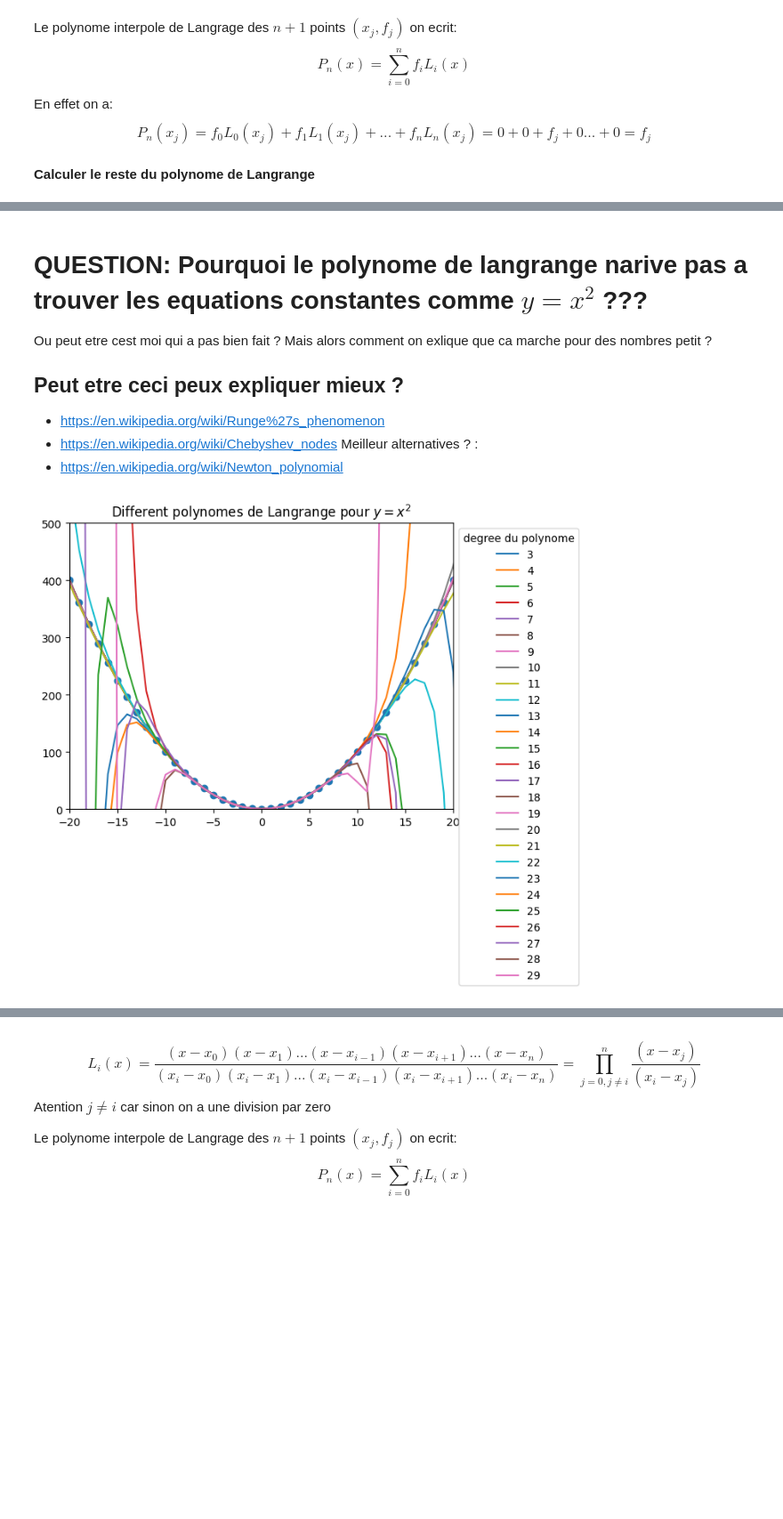
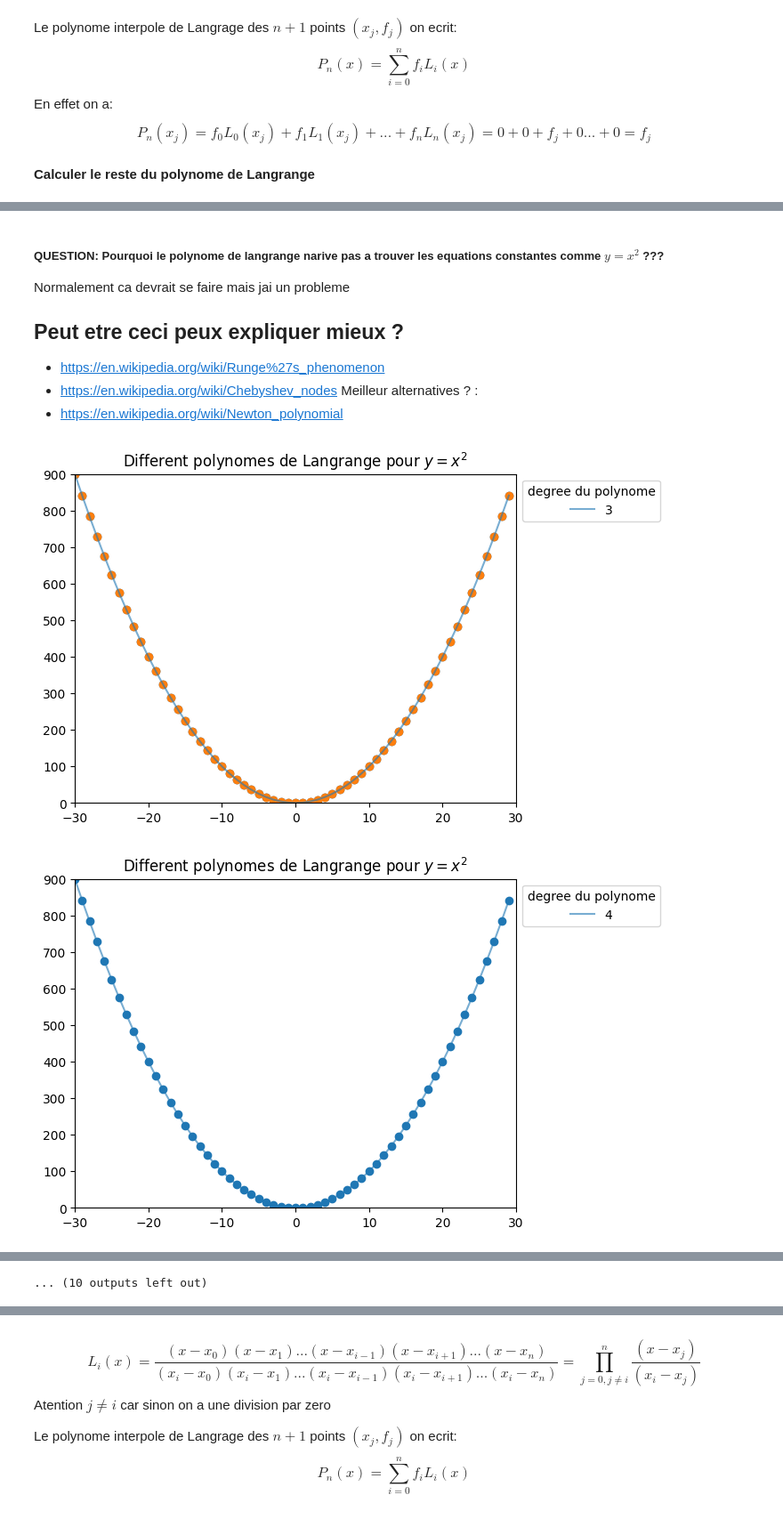
Before and after one commit to erdicn/MathNum, a Jupyter notebook: InterpolationPolynomiale/interpolation.ipynb, the cells around one changed output, grey strips where cells are left out. Shown at 89% size. Cells and saved outputs as stored; diff of their text form; code cells hidden in the pictures; blank space fills up the shorter version.

```diff
--- a/InterpolationPolynomiale/interpolation.ipynb
+++ b/InterpolationPolynomiale/interpolation.ipynb
@@ -166,6 +331,6 @@ def ListToStr(L):
 # %% [markdown]
-# QUESTION: Pourquoi le polynome de langrange narive pas a trouver les equations constantes comme $y = x^2$ ???
-Ou peut etre cest moi qui a pas bien fait ? Mais alors comment on exlique que ca marche pour des nombres petit ?
+##### QUESTION: Pourquoi le polynome de langrange narive pas a trouver les equations constantes comme $y = x^2$ ???
+Normalement ca devrait se faire mais jai un probleme
 ## Peut etre ceci peux expliquer mieux ?
 - https://en.wikipedia.org/wiki/Runge%27s_phenomenon
 - https://en.wikipedia.org/wiki/Chebyshev_nodes
@@ -174,18 +339,21 @@ Meilleur alternatives ? :
 # %%
 data = [(i, i*i) for i in range(-30, 30)]
 # print(P)
 x = [i[0] for i in data]
 plt.scatter(x, [i*i for i in x])
-for j in range(3, 30):
+for j in range(3,25):
+    plt.scatter(x, [i*i for i in x])
     data = [(i, i*i) for i in range(0,j)]
     P = LangragePolynomial(data)
+    #print(j, P)
     y = [ListToFunction(P, i) for i in x]
-    plt.plot(x, y, label = str(j))
-plt.ylim(0, 500)
-plt.xlim(-20, 20)
-plt.legend(bbox_to_anchor=(1.0, 1.0), loc='upper left', title = "degree du polynome")
-plt.title("Different polynomes de Langrange pour $y=x^2$")
-plt.show()
-plt.close()
+    plt.plot(x, y, label = str(j), alpha = 0.6)
+    plt.ylim(0, 900)
+    plt.xlim(-30, 30)
+    plt.legend(bbox_to_anchor=(1.0, 1.0), loc='upper left', title = "degree du polynome")
+    plt.title("Different polynomes de Langrange pour $y=x^2$")
+    plt.show()
+    plt.close()
 # %% [output]
-[figure, old version]
+[figure, new version]
+[figure, added]
@@ -192,3 +370,4 @@ plt.close()
+... (10 outputs left out)
 # %% [markdown]
 ![image.png](attachment:image.png)
 # %% [markdown]
```
Also changed, not shown: parts of 18 cells of this notebook.
